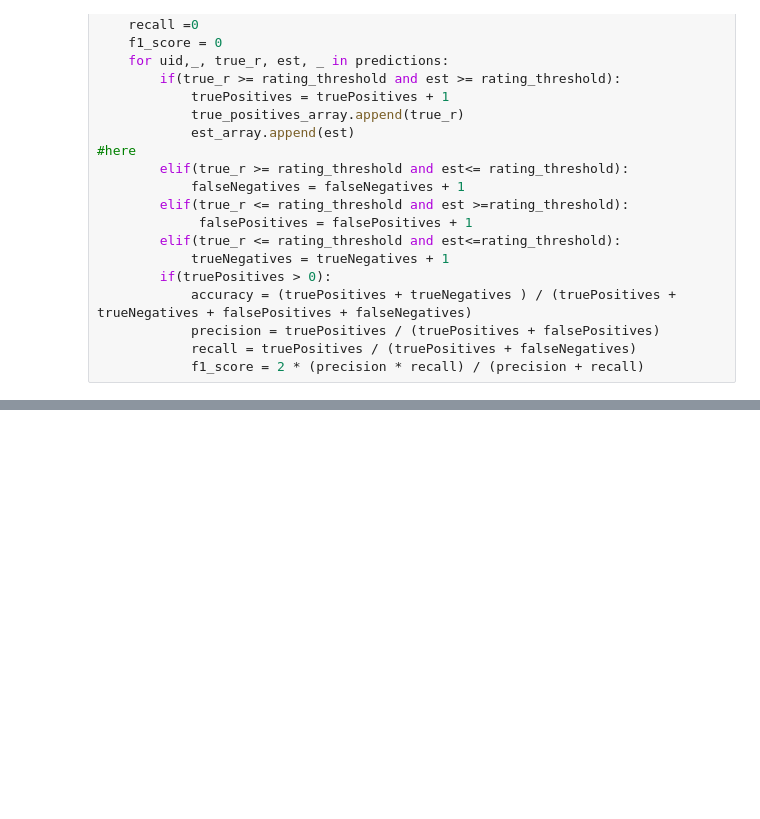
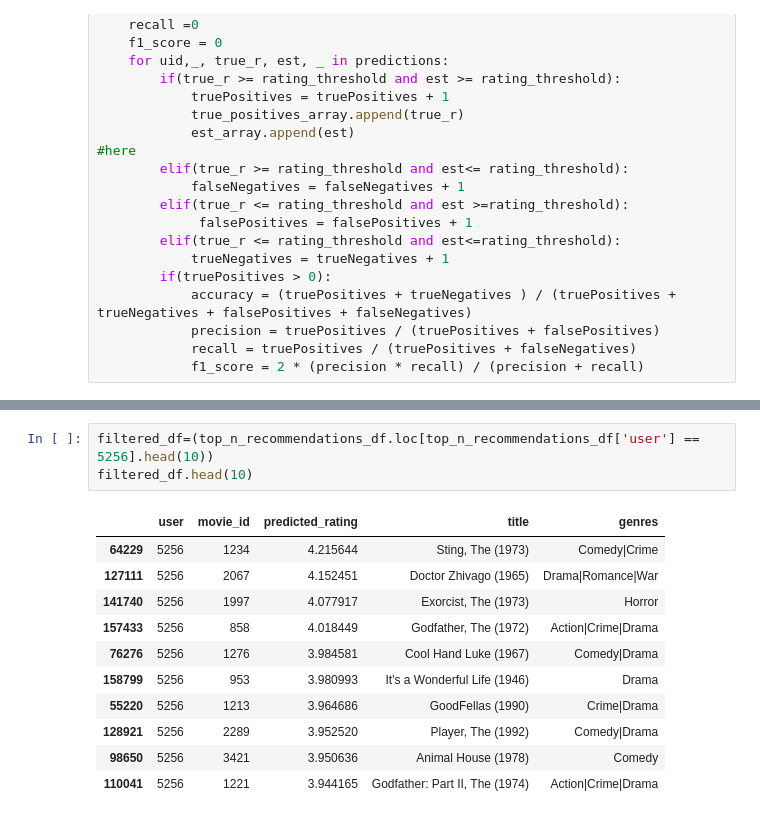
Before and after one commit to timtheteh/CZ4032_Project1, a Jupyter notebook: SVD_movielens.ipynb, the cells around one changed output, grey strips where cells are left out. Saved outputs shown, nothing was run; the diff lists cells and outputs as text; blank space fills up the shorter version.

```diff
--- a/SVD_movielens.ipynb
+++ b/SVD_movielens.ipynb
@@ -411,0 +428,15 @@ print(top_n_recommendations_df.loc[top_n_recommendations_df['user'] == 10].head(
+# %%
+filtered_df=(top_n_recommendations_df.loc[top_n_recommendations_df['user'] == 5256].head(10))
+filtered_df.head(10)
+# %% [output]
+|  | user | movie_id | predicted_rating | title | genres |
+| 64229 | 5256 | 1234 | 4.215644 | Sting, The (1973) | Comedy|Crime |
+| 127111 | 5256 | 2067 | 4.152451 | Doctor Zhivago (1965) | Drama|Romance|War |
+| 141740 | 5256 | 1997 | 4.077917 | Exorcist, The (1973) | Horror |
+| 157433 | 5256 | 858 | 4.018449 | Godfather, The (1972) | Action|Crime|Drama |
+| 76276 | 5256 | 1276 | 3.984581 | Cool Hand Luke (1967) | Comedy|Drama |
+| 158799 | 5256 | 953 | 3.980993 | It's a Wonderful Life (1946) | Drama |
+| 55220 | 5256 | 1213 | 3.964686 | GoodFellas (1990) | Crime|Drama |
+| 128921 | 5256 | 2289 | 3.952520 | Player, The (1992) | Comedy|Drama |
+| 98650 | 5256 | 3421 | 3.950636 | Animal House (1978) | Comedy |
+| 110041 | 5256 | 1221 | 3.944165 | Godfather: Part II, The (1974) | Action|Crime|Drama |
```
Also changed, not shown: parts of 10 cells of this notebook, 3 other files.
